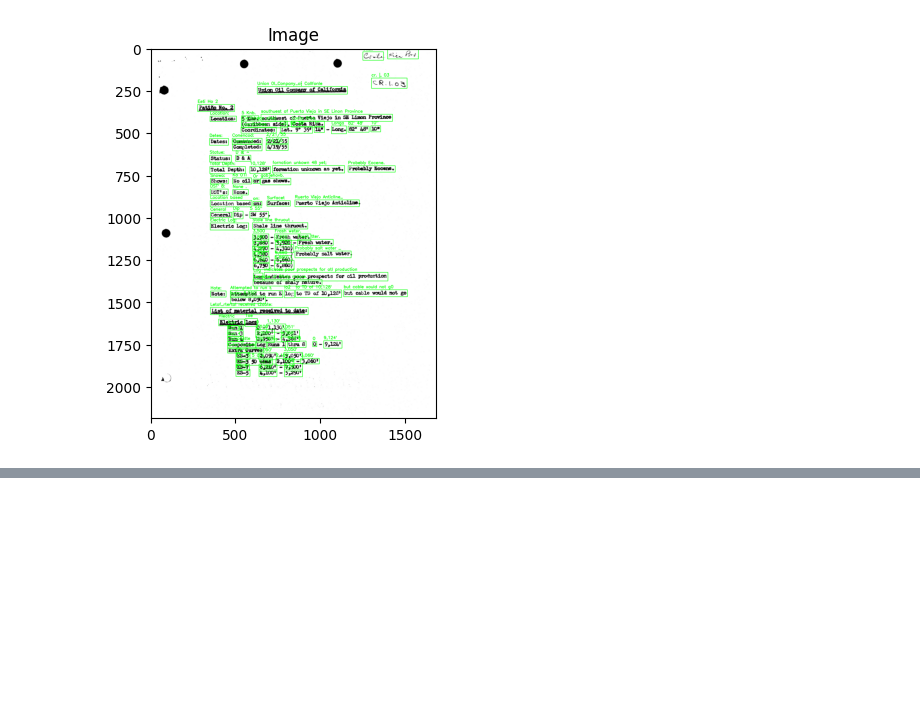
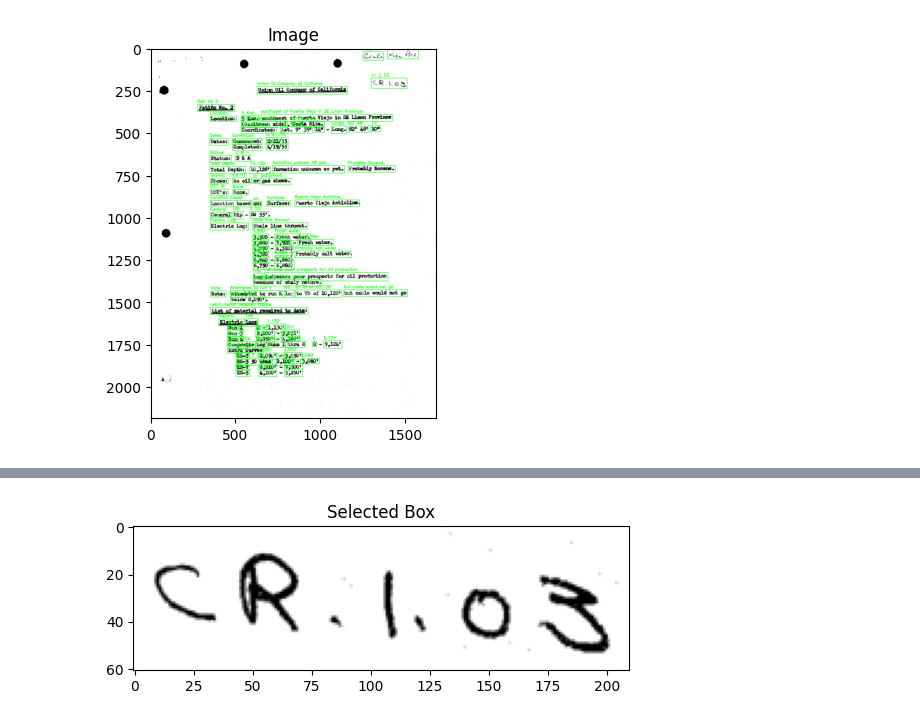
Before and after one commit to davidgodinez/exxonmobile, a Jupyter notebook: notebooks/easy_ocr.ipynb, the cells around one changed output, grey strips where cells are left out. Drawn from its saved outputs; the diff is of its cells as text; code cells hidden in the pictures; blank space fills up the shorter version.

```diff
--- a/notebooks/easy_ocr.ipynb
+++ b/notebooks/easy_ocr.ipynb
@@ -117,0 +156,22 @@ print(final_string)
+# %%
+# loop over the results
+for (bbox, text, prob) in results:
+	# display the OCR'd text and associated probability
+	print("[INFO] {:.4f}: {}".format(prob, text))
+
+	# unpack the bounding box
+	(tl, tr, br, bl) = bbox
+	tl = (int(tl[0]), int(tl[1]))
+	tr = (int(tr[0]), int(tr[1]))
+	br = (int(br[0]), int(br[1]))
+	bl = (int(bl[0]), int(bl[1]))
+
+	# cleanup the text and draw the box surrounding the text along
+	# with the OCR'd text itself
+	text = cleanup_text(text)
+	cv2.rectangle(image, tl, br, (0, 255, 0), 2)
+	cv2.putText(image, text, (tl[0], tl[1] - 10),
+		cv2.FONT_HERSHEY_SIMPLEX, 0.8, (0, 255, 0), 2)
+
+# show the output image
+plt_imshow("Image", image)
@@ -117,0 +197,18 @@ print(final_string)
+# %%
+def image_with_box(image, results, index):
+    if 0 <= index < len(results):
+        (bbox, text, prob) = results[index]
+        (tl, tr, br, bl) = bbox
+        tl = (int(tl[0]), int(tl[1]))
+        tr = (int(tr[0]), int(tr[1]))
+        br = (int(br[0]), int(br[1]))
+        bl = (int(bl[0]), int(bl[1]))
+
+        cropped_image = image[tl[1]:br[1], tl[0]:br[0]]
+        plt_imshow("Selected Box", cropped_image)
+    else:
+        print("Invalid index")
+
+image_with_box(image, results, 2)
+# %% [output]
+[figure, added]
```
Also changed, not shown: parts of 2 cells of this notebook.
